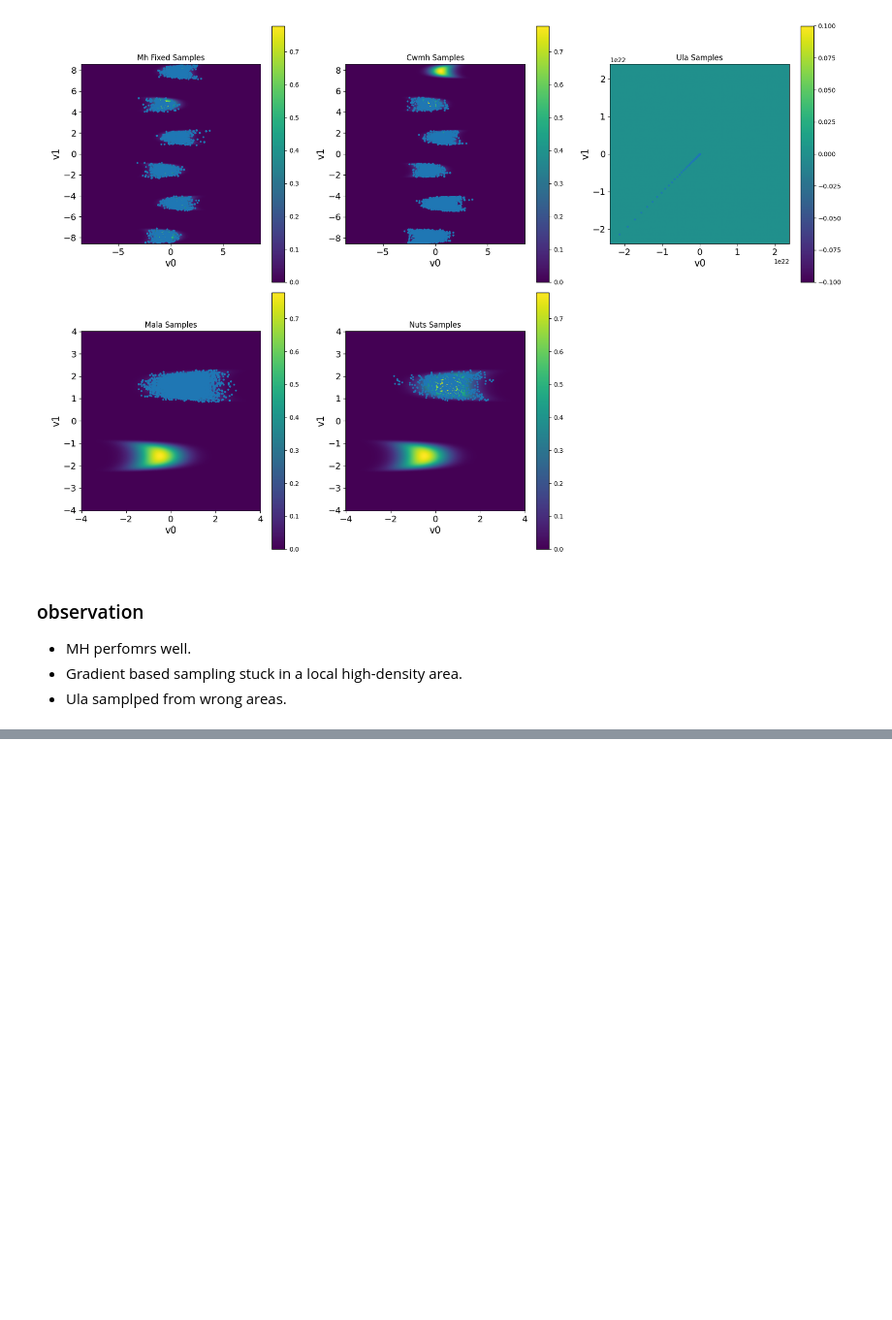
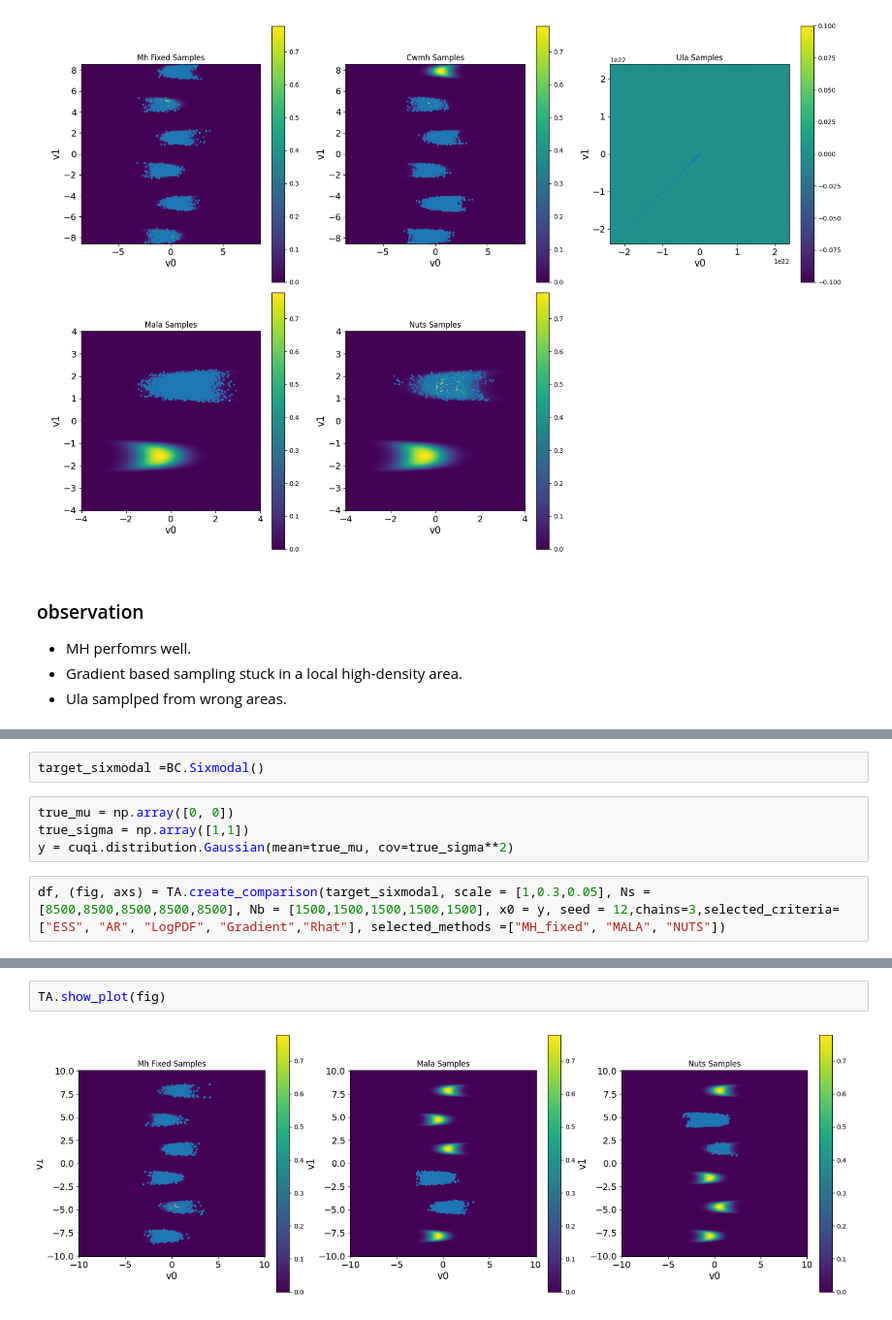
Before and after one commit to CUQI-DTU/CUQIpy-Benchmarks, a Jupyter notebook: demos/D03-sixmodal.ipynb, the cells around one changed output, grey strips where cells are left out. Shown at 97% size. Cells and saved outputs as stored; diff of their text form; blank space fills up the shorter version.

```diff
--- a/demos/D03-sixmodal.ipynb
+++ b/demos/D03-sixmodal.ipynb
@@ -72,0 +83,8 @@ TA.show_plot(fig)
+# %%
+target_sixmodal =BC.Sixmodal()
+# %%
+true_mu = np.array([0, 0])
+true_sigma = np.array([1,1])
+y = cuqi.distribution.Gaussian(mean=true_mu, cov=true_sigma**2)
+# %%
+df, (fig, axs) = TA.create_comparison(target_sixmodal, scale = [1,0.3,0.05], Ns = [8500,8500,8500,8500,8500], Nb = [1500,1500,1500,1500,1500], x0 = y, seed = 12,chains=3,selected_criteria= ["ESS", "AR", "LogPDF", "Gradient","Rhat"], selected_methods =["MH_fixed", "MALA", "NUTS"])
@@ -72,0 +117,4 @@ TA.show_plot(fig)
+# %%
+TA.show_plot(fig)
+# %% [output]
+[figure, added]
```
Also changed, not shown: parts of 4 cells of this notebook, 1 other file.
